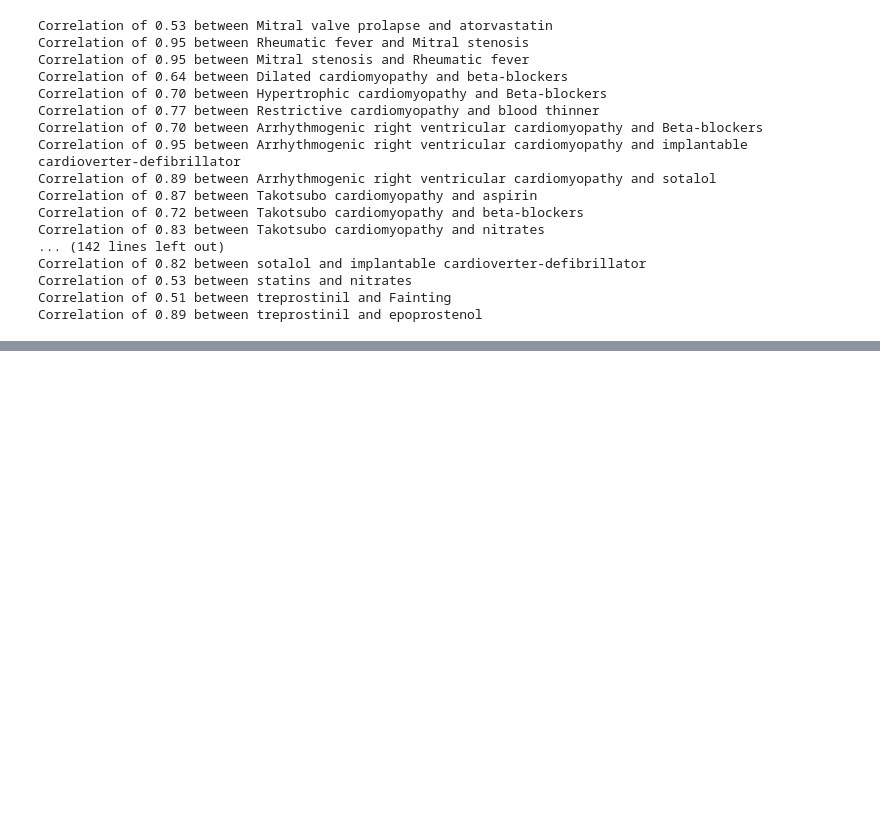
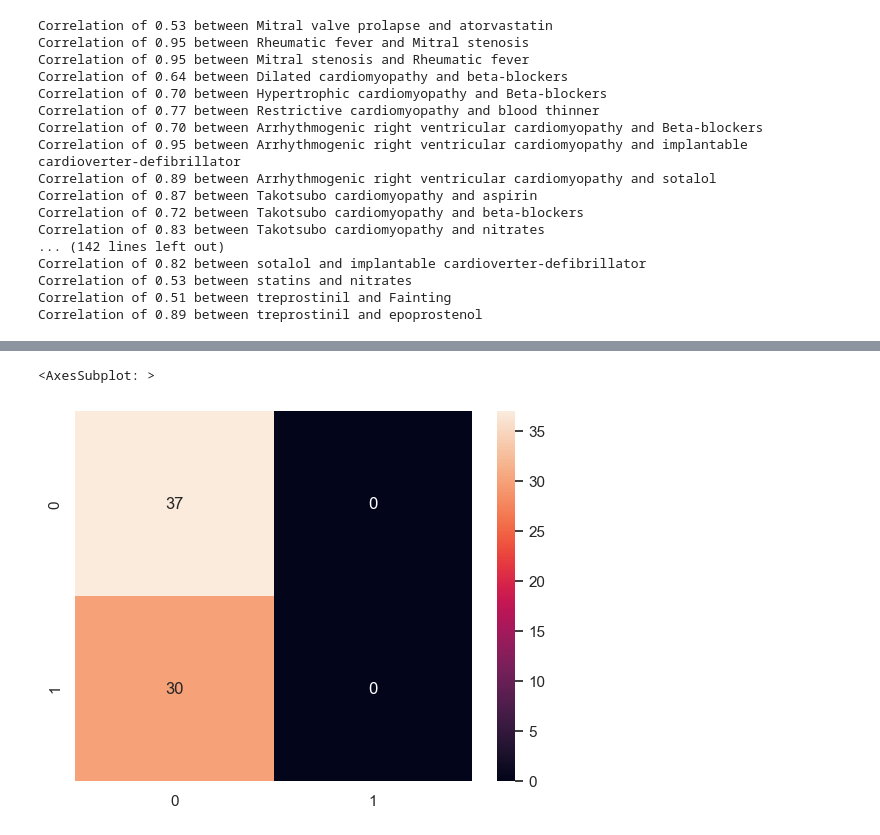
Before and after one commit to Lijiaqian1/SC1015, a Jupyter notebook: Heart_Disease.ipynb, the cells around one changed output, grey strips where cells are left out. Saved outputs shown, nothing was run; the diff lists cells and outputs as text; code cells hidden in the pictures; blank space fills up the shorter version.

```diff
--- a/Heart_Disease.ipynb
+++ b/Heart_Disease.ipynb
@@ -434,0 +506,9 @@ Correlation of 0.89 between treprostinil and epoprostenol
+# %%
+svm = SVC(random_state = 1)
+svm.fit(x_train, y_train)
+pred = svm.predict(x_test)
+svm_cm = confusion_matrix(y_test,pred)
+sb.heatmap(svm_cm,annot=True)
+# %% [output]
+<AxesSubplot: >
+[figure, added]
```
Also changed, not shown: parts of 13 cells of this notebook.
